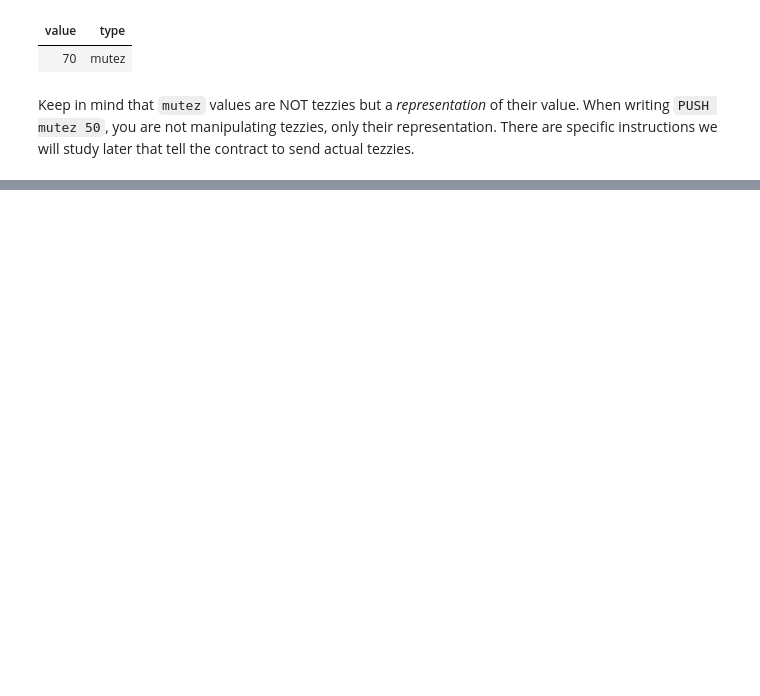
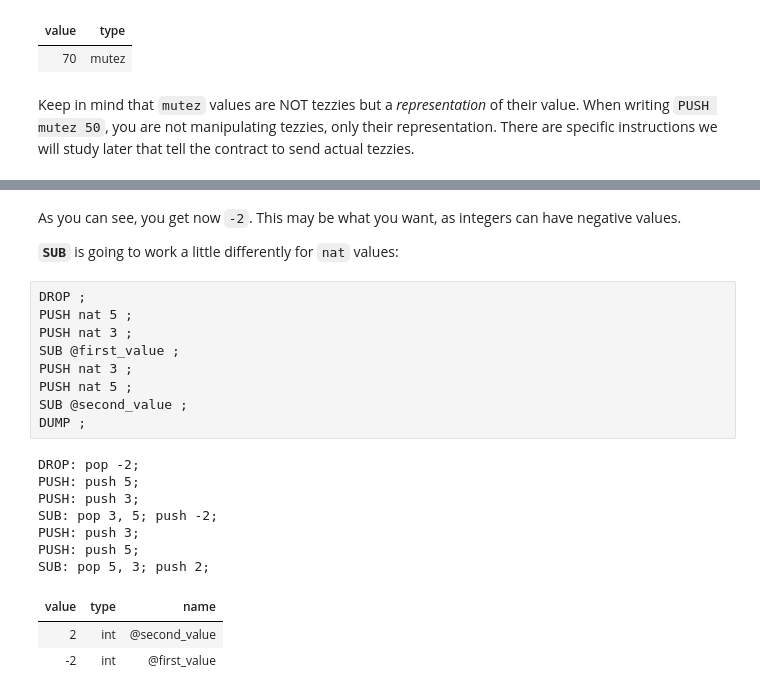
Before and after one commit to baking-bad/michelson-labs, a Jupyter notebook: notebooks/Chapter four/Chapter four - Arithmetic operations and options.ipynb, the cells around one changed output, grey strips where cells are left out. Cells and saved outputs as stored; diff of their text form; blank space fills up the shorter version.

Commit message:
Finished first draft of chapter four

```diff
--- a/notebooks/Chapter four/Chapter four - Arithmetic operations and options.ipynb
+++ b/notebooks/Chapter four/Chapter four - Arithmetic operations and options.ipynb
@@ -115,0 +143,24 @@ Keep in mind that `mutez` values are NOT tezzies but a *representation* of their
+# %% [markdown]
+As you can see, you get now `-2`. This may be what you want, as integers can have negative values.
+
+**`SUB`** is going to work a little differently for `nat` values:
+# %%
+DROP ;
+PUSH nat 5 ;
+PUSH nat 3 ;
+SUB @first_value ;
+PUSH nat 3 ;
+PUSH nat 5 ;
+SUB @second_value ;
+DUMP ;
+# %% [output]
+DROP: pop -2;
+PUSH: push 5;
+PUSH: push 3;
+SUB: pop 3, 5; push -2;
+PUSH: push 3;
+PUSH: push 5;
+SUB: pop 5, 3; push 2;
+| value | type | name |
+| 2 | int | @second_value |
+| -2 | int | @first_value |
```
Also changed, not shown: parts of 43 cells of this notebook, 1 other file.
